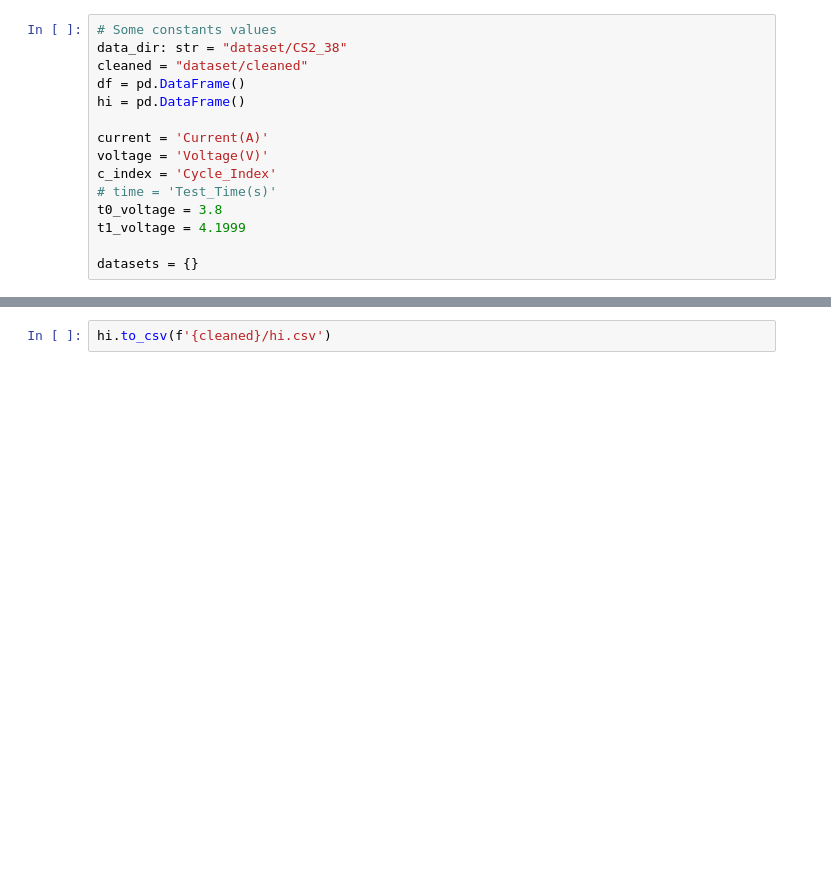
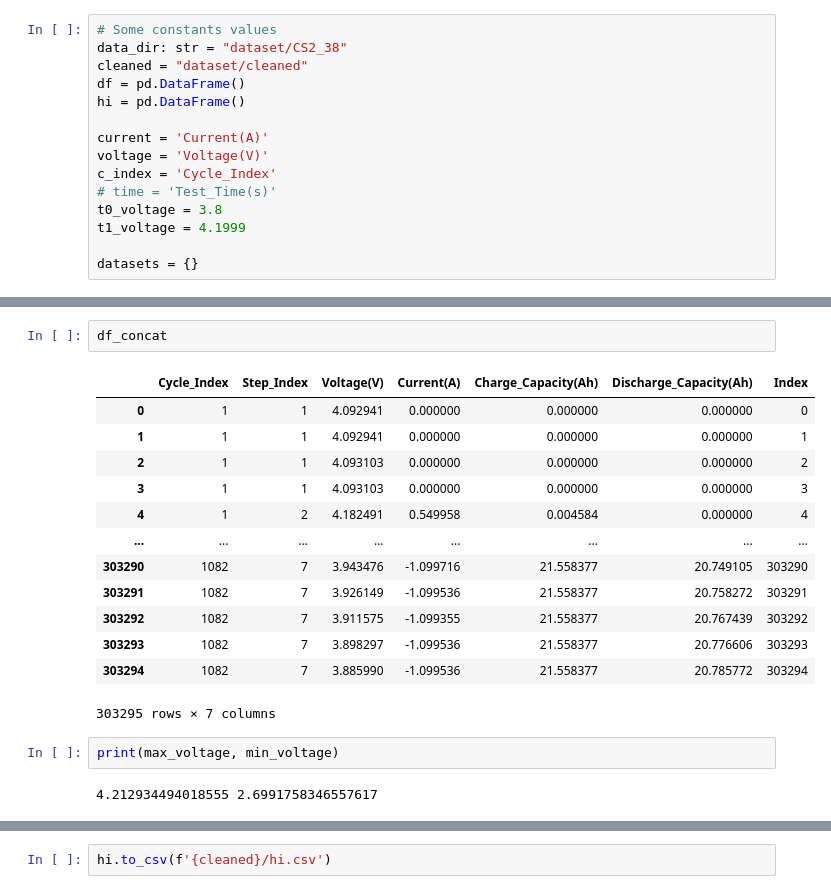
Before and after one commit to LorenzoLongarini/RUL-estimation-of-lithium-batteries, a Jupyter notebook: src/preprocessing/preprocessing.ipynb, the cells around one changed output, grey strips where cells are left out. Cells and saved outputs as stored; diff of their text form; blank space fills up the shorter version.

```diff
--- a/src/preprocessing/preprocessing.ipynb
+++ b/src/preprocessing/preprocessing.ipynb
@@ -26,0 +59,20 @@ datasets = {}
+# %%
+df_concat
+# %% [output]
+|  | Cycle_Index | Step_Index | Voltage(V) | Current(A) | Charge_Capacity(Ah) | Discharge_Capacity(Ah) | Index |
+| 0 | 1 | 1 | 4.092941 | 0.000000 | 0.000000 | 0.000000 | 0 |
+| 1 | 1 | 1 | 4.092941 | 0.000000 | 0.000000 | 0.000000 | 1 |
+| 2 | 1 | 1 | 4.093103 | 0.000000 | 0.000000 | 0.000000 | 2 |
+| 3 | 1 | 1 | 4.093103 | 0.000000 | 0.000000 | 0.000000 | 3 |
+| 4 | 1 | 2 | 4.182491 | 0.549958 | 0.004584 | 0.000000 | 4 |
+| ... | ... | ... | ... | ... | ... | ... | ... |
+| 303290 | 1082 | 7 | 3.943476 | -1.099716 | 21.558377 | 20.749105 | 303290 |
+| 303291 | 1082 | 7 | 3.926149 | -1.099536 | 21.558377 | 20.758272 | 303291 |
+| 303292 | 1082 | 7 | 3.911575 | -1.099355 | 21.558377 | 20.767439 | 303292 |
+| 303293 | 1082 | 7 | 3.898297 | -1.099536 | 21.558377 | 20.776606 | 303293 |
+| 303294 | 1082 | 7 | 3.885990 | -1.099536 | 21.558377 | 20.785772 | 303294 |
+303295 rows × 7 columns
+# %%
+print(max_voltage, min_voltage)
+# %% [output]
+4.212934494018555 2.6991758346557617
```
Also changed, not shown: parts of 11 cells of this notebook.
